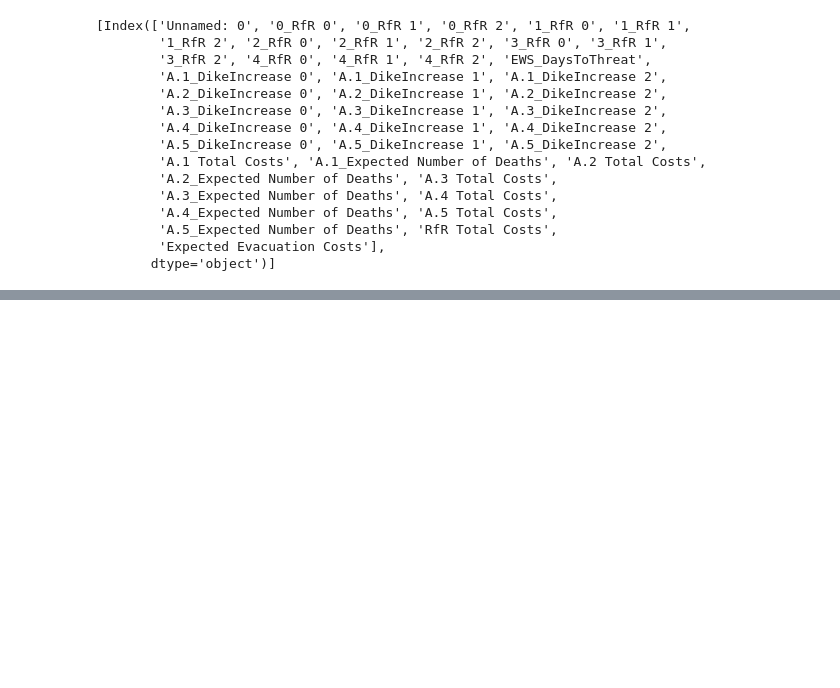
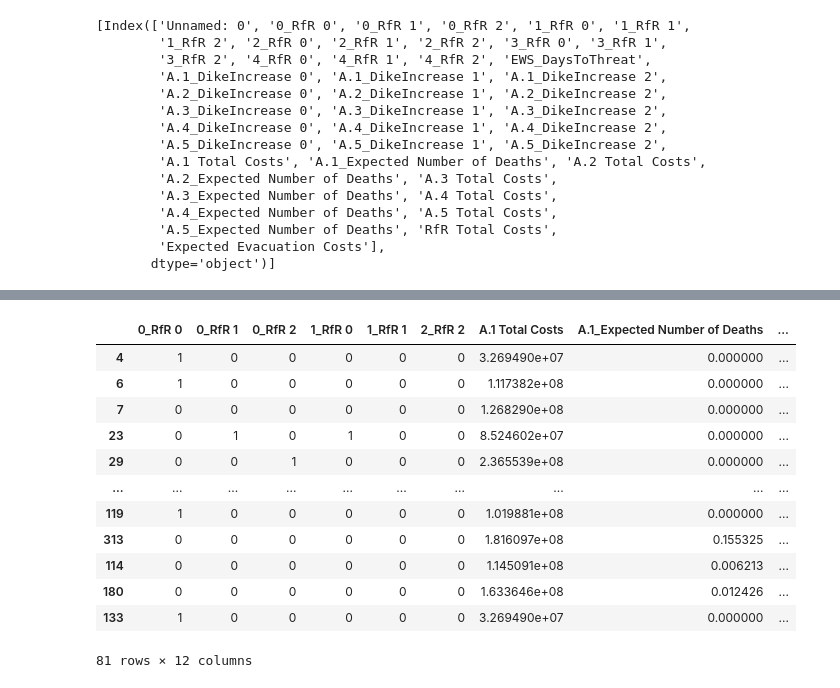
Before and after one commit to BarisEY/MBDM, a Jupyter notebook: Final_Assignment/Lucas_Final_Assignment_code/quaquel_github_files_kopie/Data_Exploration2.ipynb, the cells around one changed output, grey strips where cells are left out. Saved outputs shown, nothing was run; the diff lists cells and outputs as text; code cells hidden in the pictures; blank space fills up the shorter version.

```diff
--- a/Final_Assignment/Lucas_Final_Assignment_code/quaquel_github_files_kopie/Data_Exploration2.ipynb
+++ b/Final_Assignment/Lucas_Final_Assignment_code/quaquel_github_files_kopie/Data_Exploration2.ipynb
@@ -66,0 +76,18 @@ interests
+# %%
+#Filters the best performing 20% of scenarios in our actors interest
+candidates = interests.nsmallest(81, ['A.2_Expected Number of Deaths', 'A.1_Expected Number of Deaths'])
+candidates
+# %% [output]
+|  | 0_RfR 0 | 0_RfR 1 | 0_RfR 2 | 1_RfR 0 | 1_RfR 1 | 2_RfR 2 | A.1 Total Costs | A.1_Expected Number of Deaths | ... |
+| 4 | 1 | 0 | 0 | 0 | 0 | 0 | 3.269490e+07 | 0.000000 | ... |
+| 6 | 1 | 0 | 0 | 0 | 0 | 0 | 1.117382e+08 | 0.000000 | ... |
+| 7 | 0 | 0 | 0 | 0 | 0 | 0 | 1.268290e+08 | 0.000000 | ... |
+| 23 | 0 | 1 | 0 | 1 | 0 | 0 | 8.524602e+07 | 0.000000 | ... |
+| 29 | 0 | 0 | 1 | 0 | 0 | 0 | 2.365539e+08 | 0.000000 | ... |
+| ... | ... | ... | ... | ... | ... | ... | ... | ... | ... |
+| 119 | 1 | 0 | 0 | 0 | 0 | 0 | 1.019881e+08 | 0.000000 | ... |
+| 313 | 0 | 0 | 0 | 0 | 0 | 0 | 1.816097e+08 | 0.155325 | ... |
+| 114 | 0 | 0 | 0 | 0 | 0 | 0 | 1.145091e+08 | 0.006213 | ... |
+| 180 | 0 | 0 | 0 | 0 | 0 | 0 | 1.633646e+08 | 0.012426 | ... |
+| 133 | 1 | 0 | 0 | 0 | 0 | 0 | 3.269490e+07 | 0.000000 | ... |
+81 rows × 12 columns
```
Also changed, not shown: parts of 9 cells of this notebook, 4 other files.
